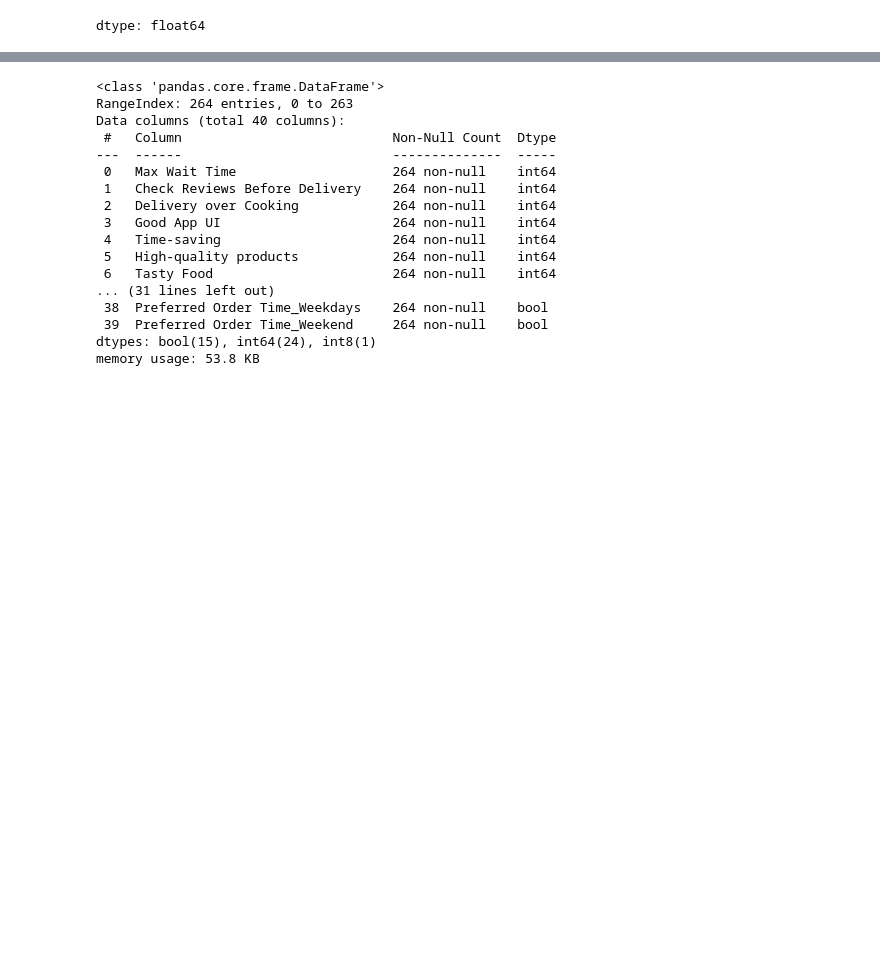
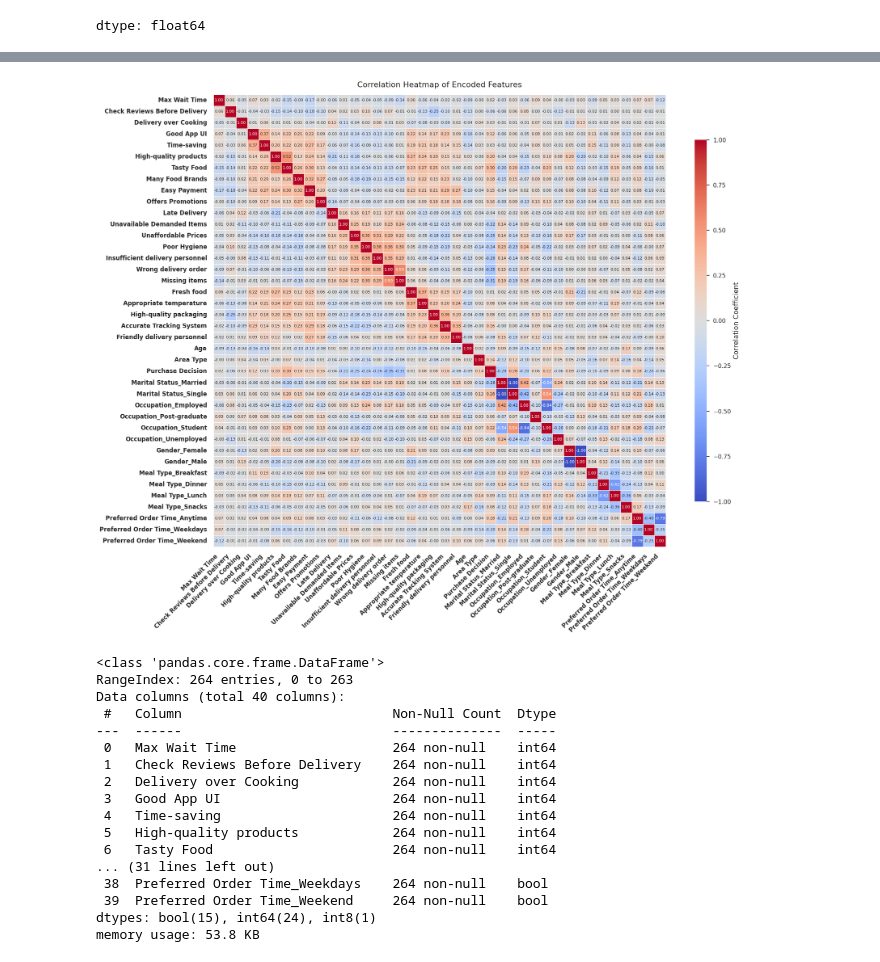
Before and after one commit to mayamoneib/deliveryfood, a Jupyter notebook: surveydata.ipynb, the cells around one changed output, grey strips where cells are left out. Cells and saved outputs as stored; diff of their text form; code cells hidden in the pictures; blank space fills up the shorter version.

```diff
--- a/surveydata.ipynb
+++ b/surveydata.ipynb
@@ -659,6 +654,46 @@ columns_to_order = [
 # Apply categorical ordering to each column
 for col in columns_to_order:
    df_encoded[col] = label.fit_transform(df_encoded[col])
+# %%
+import matplotlib.pyplot as plt
+import seaborn as sns
+
+# Compute correlation matrix
+corr = df_encoded.corr(numeric_only=True)
+
+# Set figure size and font scale
+plt.figure(figsize=(20, 16))
+sns.set(font_scale=1.0)
+
+# Create heatmap
+heatmap = sns.heatmap(
+    corr,
+    cmap='coolwarm',  # Change color scheme if preferred
+    annot=True,
+    fmt='.2f',
+    square=True,
+    linewidths=0.5,
+    annot_kws={"size": 8},
+    cbar_kws={
+        "shrink": 0.8,         # Shrinks the color bar size relative to the heatmap
+        "label": "Correlation",# Label for the color scale
+        "aspect": 30           # Thickness of the colorbar
+    }
+)
+
+# Improve color bar font size and readability
+colorbar = heatmap.collections[0].colorbar
+colorbar.ax.tick_params(labelsize=12)  # Make colorbar ticks larger
+colorbar.set_label("Correlation Coefficient", fontsize=14)
+
+# Axis formatting
+plt.xticks(rotation=45, ha='right', fontsize=12, weight='bold')
+plt.yticks(rotation=0, fontsize=12, weight='bold')
+plt.title('Correlation Heatmap of Encoded Features', fontsize=16, pad=15)
+plt.tight_layout()
+plt.show()
+# %% [output]
+[figure, added]
 # %%
 encoded_copy= df_encoded.copy()
 # %%
```
Also changed, not shown: parts of 3 cells of this notebook.
